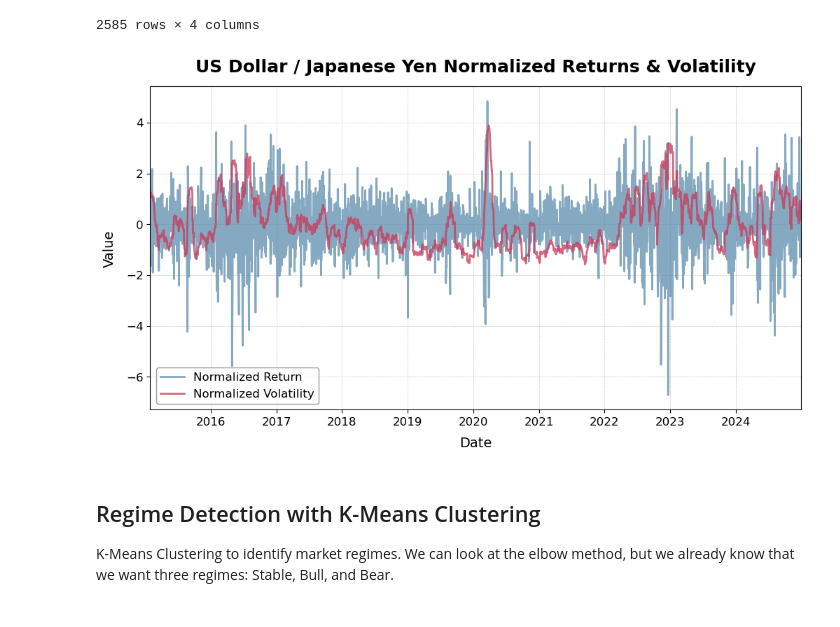
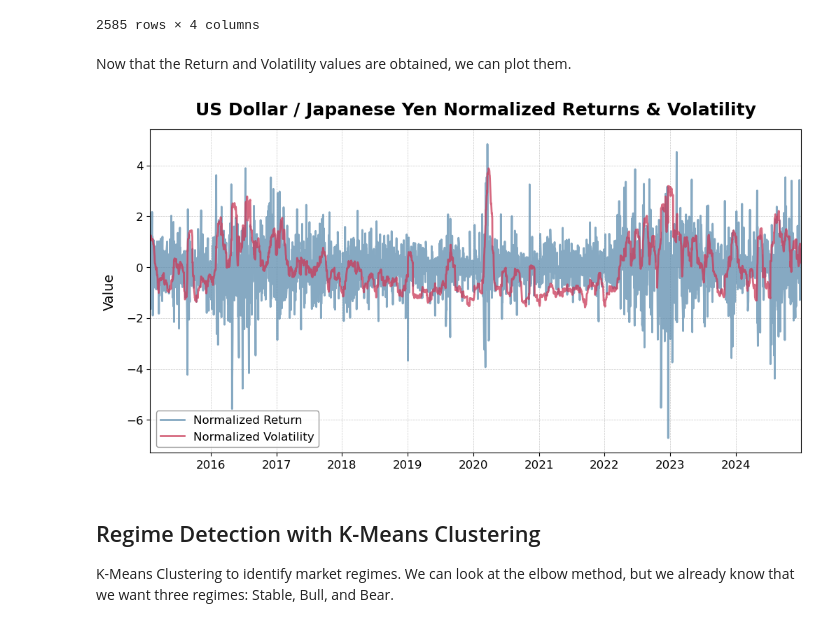
Before and after one commit to estasz/USDJPY-Quant-Trader, a Jupyter notebook: USDJPY.ipynb, the cells around one changed output. Saved outputs shown, nothing was run; the diff lists cells and outputs as text; code cells hidden in the pictures.

```diff
--- a/USDJPY.ipynb
+++ b/USDJPY.ipynb
@@ -132,21 +132,22 @@ yen
 | 2603 | 2024-12-27 | 157.748001 | 0.680078 | 0.430588 |
 | 2604 | 2024-12-30 | 157.873001 | 0.119221 | 0.182386 |
 2585 rows × 4 columns
+# %% [markdown]
+Now that the Return and Volatility values are obtained, we can plot them.
 # %%
 plt.figure(figsize=(12, 6))
 plt.plot(yen['Date'], yen['Return'], color='#5D8CAE', lw=2, alpha=0.75, label='Normalized Return')
 plt.plot(yen['Date'], yen['Volatility'], color='#C93756', lw=2, alpha=0.75, label='Normalized Volatility')
 plt.title('US Dollar / Japanese Yen Normalized Returns & Volatility', fontsize=18, fontweight='bold', pad=15)
-plt.xlabel('Date', fontsize=14, labelpad=10)
 plt.ylabel('Value', fontsize=14, labelpad=10)
 plt.xlim(min(yen['Date']), max(yen['Date']))
 plt.grid(which='major', linestyle='--', lw=0.5, alpha=0.7)
 plt.xticks(fontsize=12)
 plt.yticks(fontsize=12)
 plt.legend(fontsize=12, frameon=True, facecolor='white', edgecolor='gray', loc='lower left')
 plt.show()
 # %% [output]
-[figure, old version]
+[figure, new version]
 # %% [markdown]
 ## Regime Detection with K-Means Clustering
 
```
Also changed, not shown: parts of 18 cells of this notebook.
